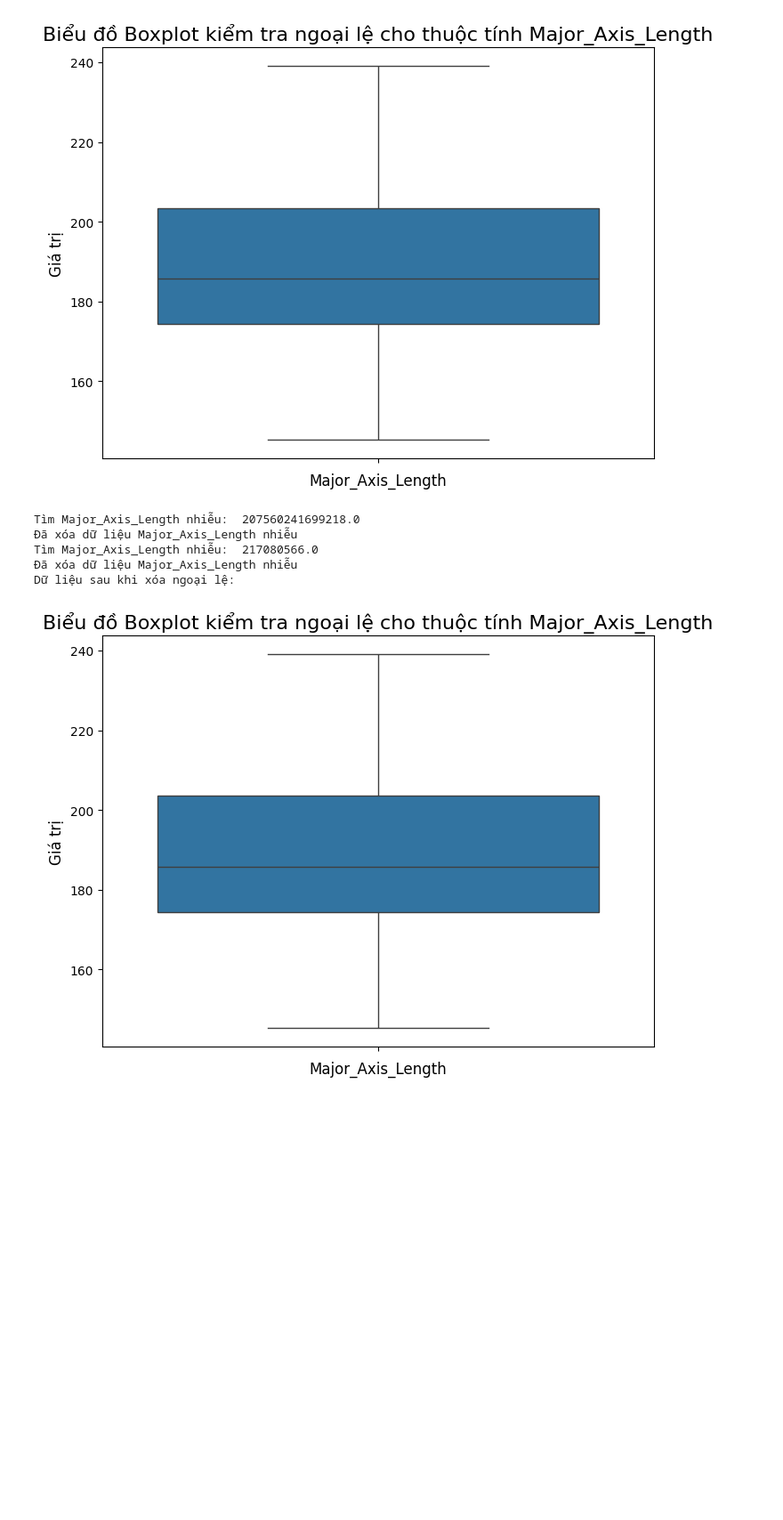
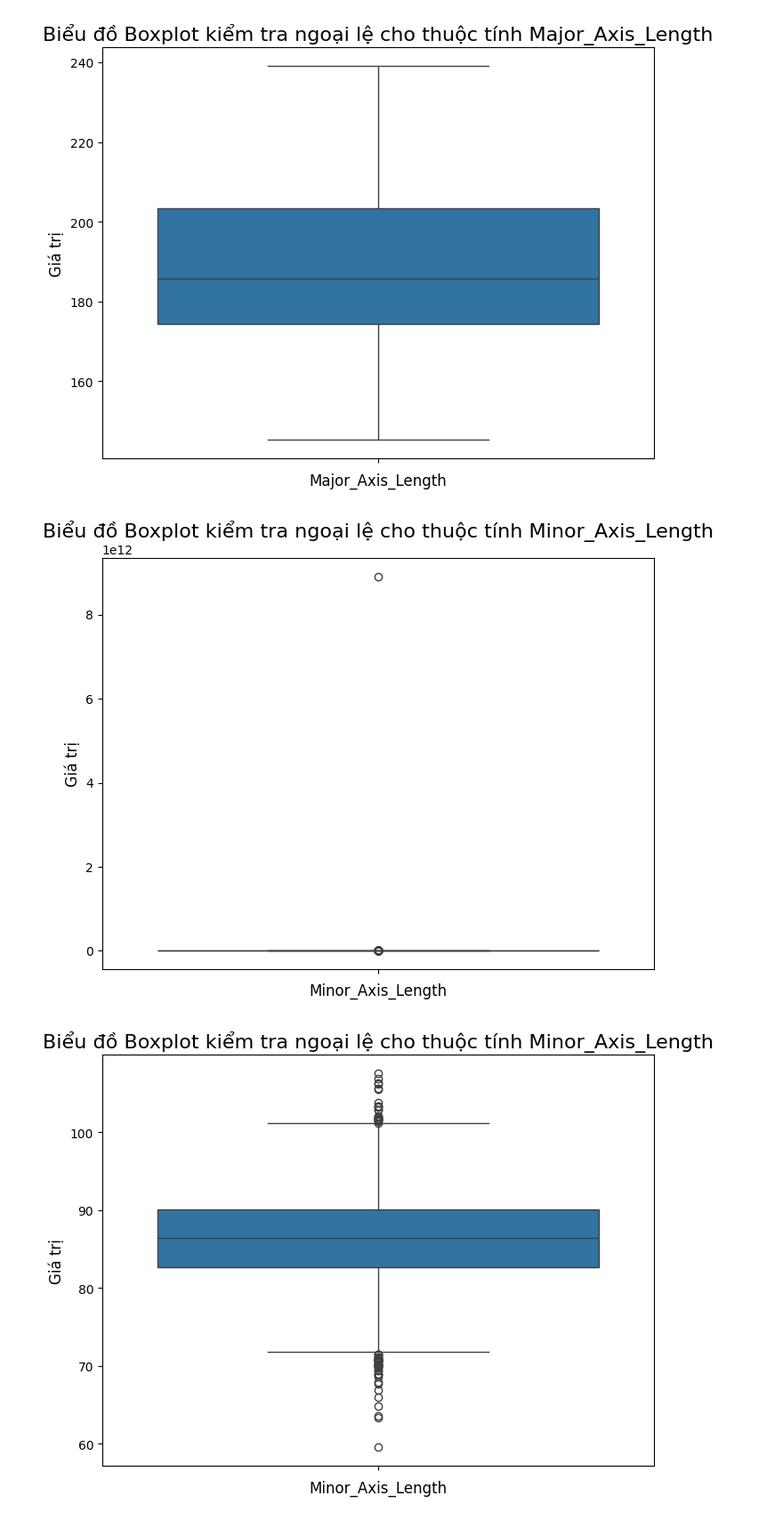
Before and after one commit to Hoang-Dien-IT/Rice2024_identification, a Jupyter notebook: Normalize&Cleaning_datasets.ipynb, the cells around one changed output. Shown: that part at 89% size. Drawn from its saved outputs; the diff is of its cells as text; code cells hidden in the pictures; blank space fills up the shorter version.

```diff
--- a/Normalize&Cleaning_datasets.ipynb
+++ b/Normalize&Cleaning_datasets.ipynb
@@ -132,31 +113,36 @@ plt.show()
 # %% [output]
 [figure]
 [figure]
-# %%
-column = 'Major_Axis_Length'
-# Xóa hàng dữ liệu nhiễu Major_Axis_Length
-print("Tìm Major_Axis_Length nhiễu: ", df['Major_Axis_Length'].max())
-print("Đã xóa dữ liệu Major_Axis_Length nhiễu")
-df_cleaned = df.drop(df['Major_Axis_Length'].idxmax())
-
-print("Tìm Major_Axis_Length nhiễu: ", df_cleaned['Major_Axis_Length'].max())
-print("Đã xóa dữ liệu Major_Axis_Length nhiễu")
-df_cleaned = df_cleaned.drop(df_cleaned['Major_Axis_Length'].idxmax())
-
-print("Dữ liệu sau khi xóa ngoại lệ:")
-
-plt.figure(figsize=(8, 6))
-sns.boxplot(data=df_cleaned['Major_Axis_Length'])  # Vẽ boxplot cho thuộc tính cụ thể
-plt.title(
-    f'Biểu đồ Boxplot kiểm tra ngoại lệ cho thuộc tính {column}', fontsize=16)
-plt.xlabel(f'{column}', fontsize=12)
-plt.ylabel('Giá trị', fontsize=12)
-plt.show()
-# %% [output]
-Tìm Major_Axis_Length nhiễu:  207560241699218.0
-Đã xóa dữ liệu Major_Axis_Length nhiễu
-Tìm Major_Axis_Length nhiễu:  217080566.0
-Đã xóa dữ liệu Major_Axis_Length nhiễu
-Dữ liệu sau khi xóa ngoại lệ:
-[figure, removed]
+# %%
+# Xử lý dữ liệu cột Minor_Axis_Length
+
+import pandas as pd
+
+column = 'Minor_Axis_Length'
+
+# Vẽ biểu đồ Boxplot sau khi loại bỏ dữ liệu nhiễu
+plt.figure(figsize=(8, 6))
+
+# Vẽ boxplot cho thuộc tính cụ thể
+sns.boxplot(data=df_clean_Major[column])
+plt.title(
+    f'Biểu đồ Boxplot kiểm tra ngoại lệ cho thuộc tính {column}', fontsize=16)
+plt.xlabel(f'{column}', fontsize=12)
+plt.ylabel('Giá trị', fontsize=12)
+plt.show()
+
+# Giả sử df là DataFrame đã tồn tại
+df_clean_Minor = df_clean_Major[df_clean_Major[column] <= 1000]
+plt.figure(figsize=(8, 6))
+
+# Vẽ boxplot cho thuộc tính cụ thể
+sns.boxplot(data=df_clean_Minor[column])
+plt.title(
+    f'Biểu đồ Boxplot kiểm tra ngoại lệ cho thuộc tính {column}', fontsize=16)
+plt.xlabel(f'{column}', fontsize=12)
+plt.ylabel('Giá trị', fontsize=12)
+plt.show()
+# %% [output]
+[figure, added]
+[figure, added]
 # %%
```
Also changed, not shown: parts of 7 cells of this notebook, 1 other file.
